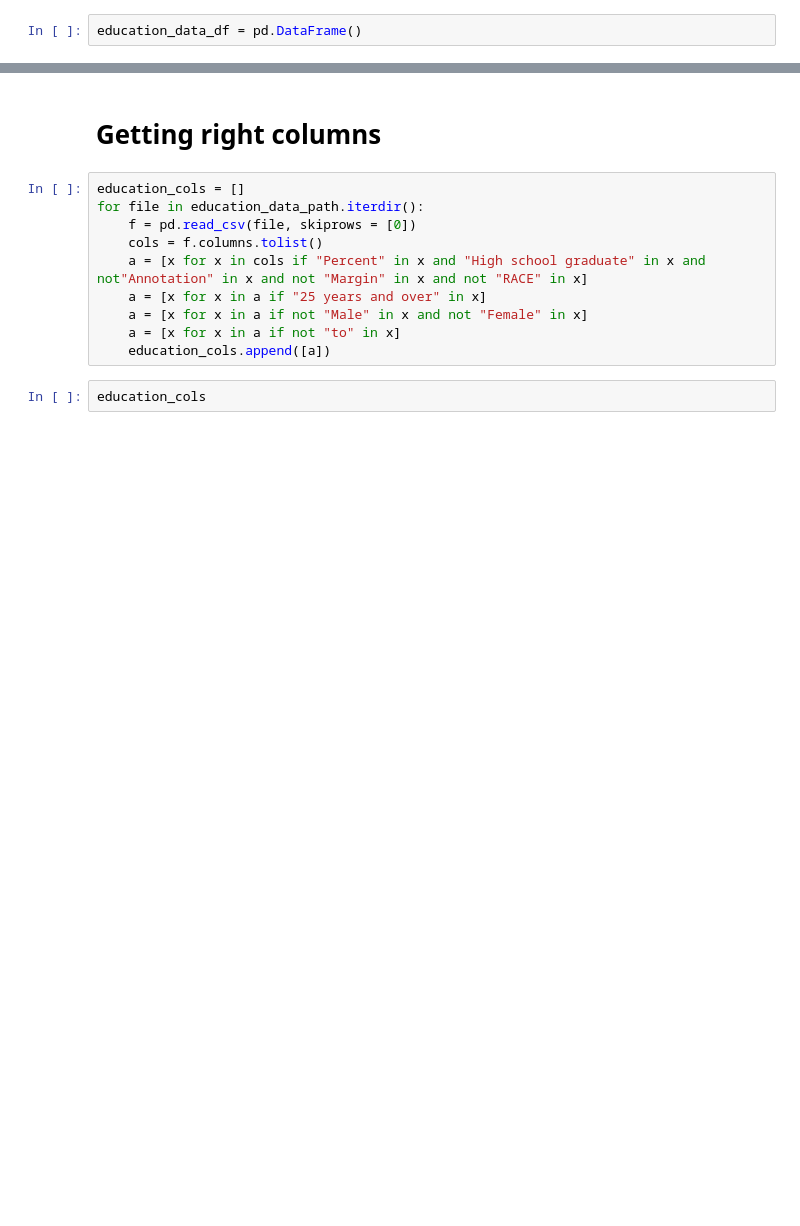
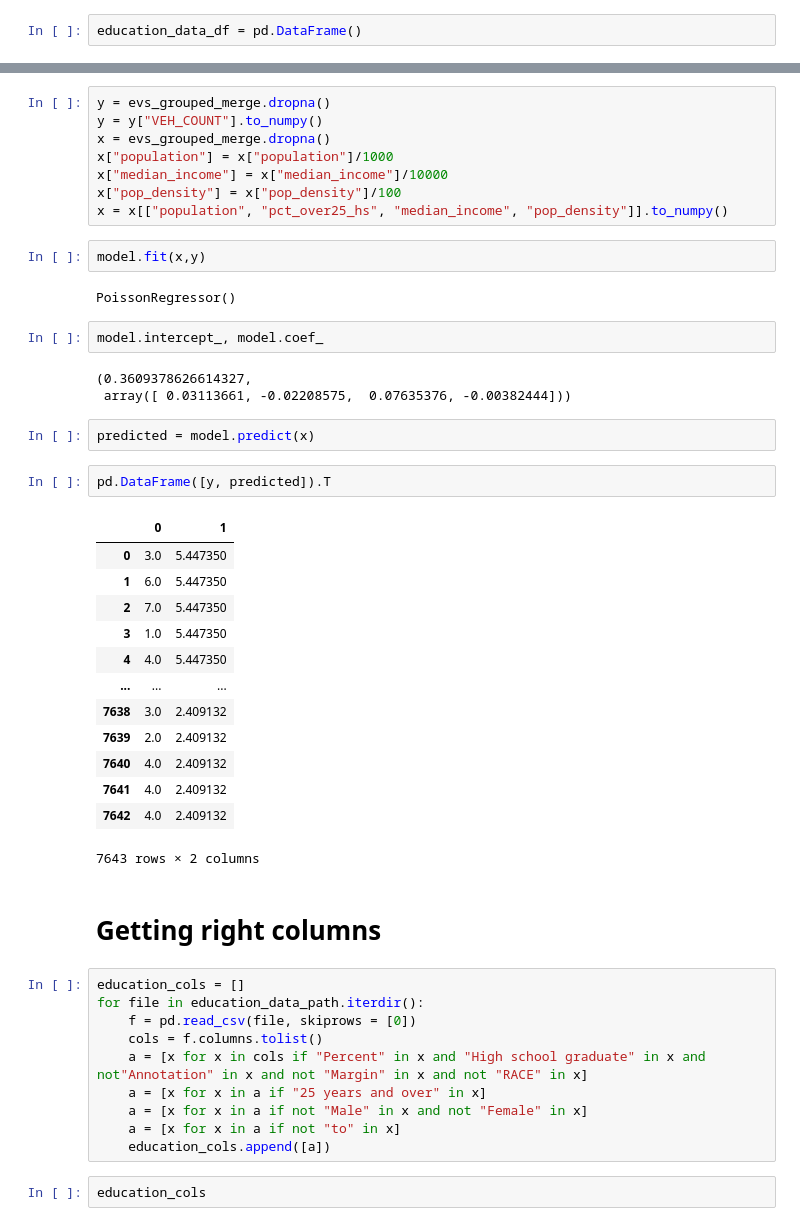
Before and after one commit to rajanoureddine/ctdot-tobin-yse, a Jupyter notebook: 3_rlpolk_analysis/prepare_poisson_data.ipynb, the cells around one changed output, grey strips where cells are left out. Drawn from its saved outputs; the diff is of its cells as text; blank space fills up the shorter version.

```diff
--- a/3_rlpolk_analysis/prepare_poisson_data.ipynb
+++ b/3_rlpolk_analysis/prepare_poisson_data.ipynb
@@ -270,3 +365,38 @@ education_data_df
+# %%
+y = evs_grouped_merge.dropna()
+y = y["VEH_COUNT"].to_numpy()
+x = evs_grouped_merge.dropna()
+x["population"] = x["population"]/1000
+x["median_income"] = x["median_income"]/10000
+x["pop_density"] = x["pop_density"]/100
+x = x[["population", "pct_over25_hs", "median_income", "pop_density"]].to_numpy()
+# %%
+model.fit(x,y)
+# %% [output]
+PoissonRegressor()
+# %%
+model.intercept_, model.coef_
+# %% [output]
+(0.3609378626614327,
+ array([ 0.03113661, -0.02208575,  0.07635376, -0.00382444]))
+# %%
+predicted = model.predict(x)
+# %%
+pd.DataFrame([y, predicted]).T
+# %% [output]
+|  | 0 | 1 |
+| 0 | 3.0 | 5.447350 |
+| 1 | 6.0 | 5.447350 |
+| 2 | 7.0 | 5.447350 |
+| 3 | 1.0 | 5.447350 |
+| 4 | 4.0 | 5.447350 |
+| ... | ... | ... |
+| 7638 | 3.0 | 2.409132 |
+| 7639 | 2.0 | 2.409132 |
+| 7640 | 4.0 | 2.409132 |
+| 7641 | 4.0 | 2.409132 |
+| 7642 | 4.0 | 2.409132 |
+7643 rows × 2 columns
 # %% [markdown]
 # Getting right columns
 # %%
```
Also changed, not shown: parts of 46 cells of this notebook, 1 other file.
